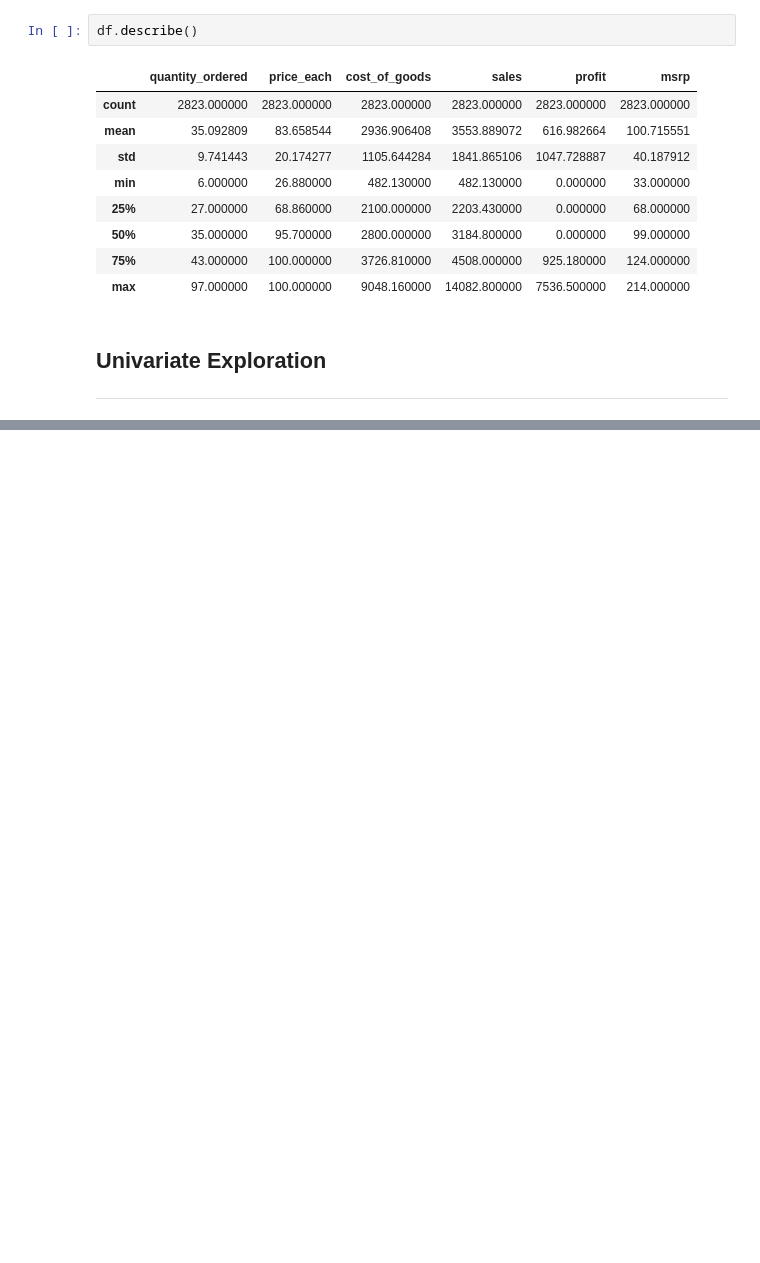
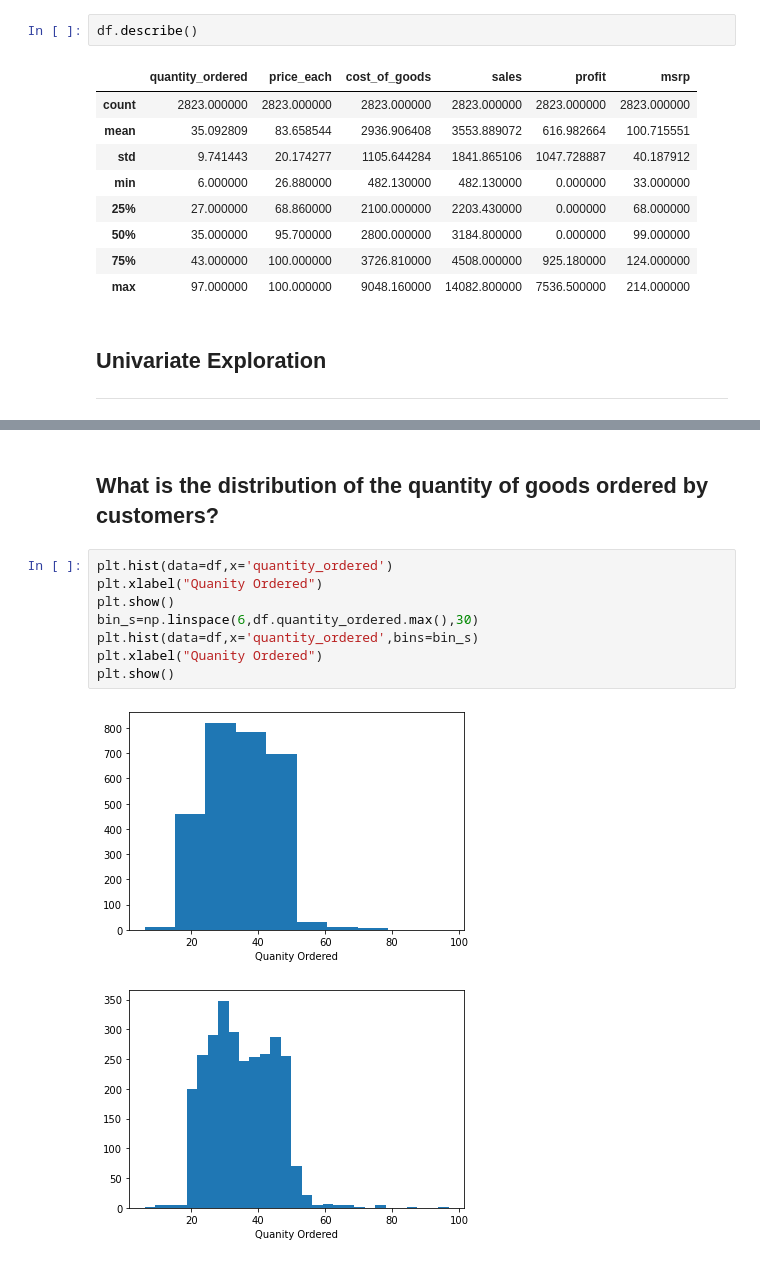
Before and after one commit to Biob-scientist/Sales_analytics, a Jupyter notebook: sales_exploratory_analysis.ipynb, the cells around one changed output, grey strips where cells are left out. Drawn from its saved outputs; the diff is of its cells as text; blank space fills up the shorter version.

```diff
--- a/sales_exploratory_analysis.ipynb
+++ b/sales_exploratory_analysis.ipynb
@@ -202,0 +193,13 @@ df
+# %% [markdown]
+## What is the distribution of the quantity of goods ordered by customers?
+# %%
+plt.hist(data=df,x='quantity_ordered')
+plt.xlabel("Quanity Ordered")
+plt.show()
+bin_s=np.linspace(6,df.quantity_ordered.max(),30)
+plt.hist(data=df,x='quantity_ordered',bins=bin_s)
+plt.xlabel("Quanity Ordered")
+plt.show()
+# %% [output]
+[figure, added]
+[figure, added]
```
Also changed, not shown: parts of 32 cells of this notebook.
